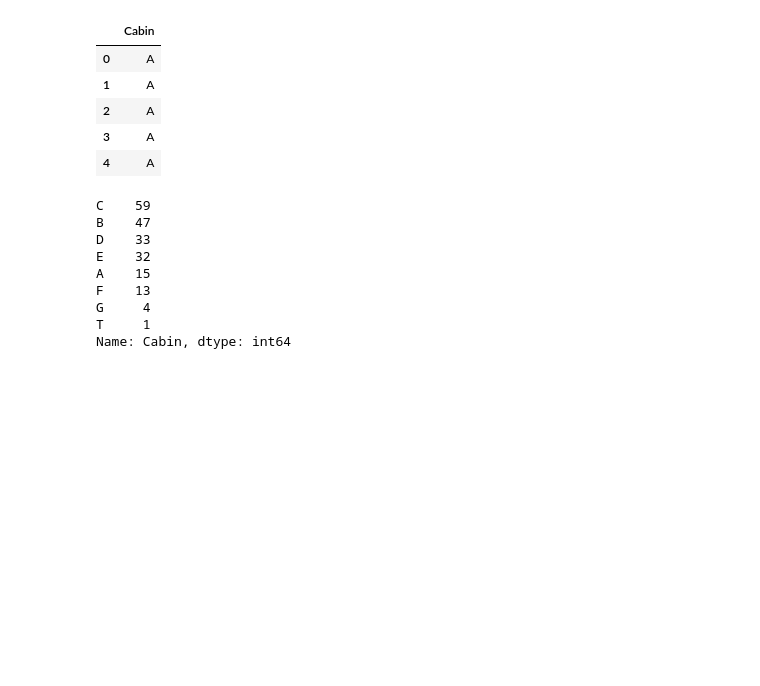
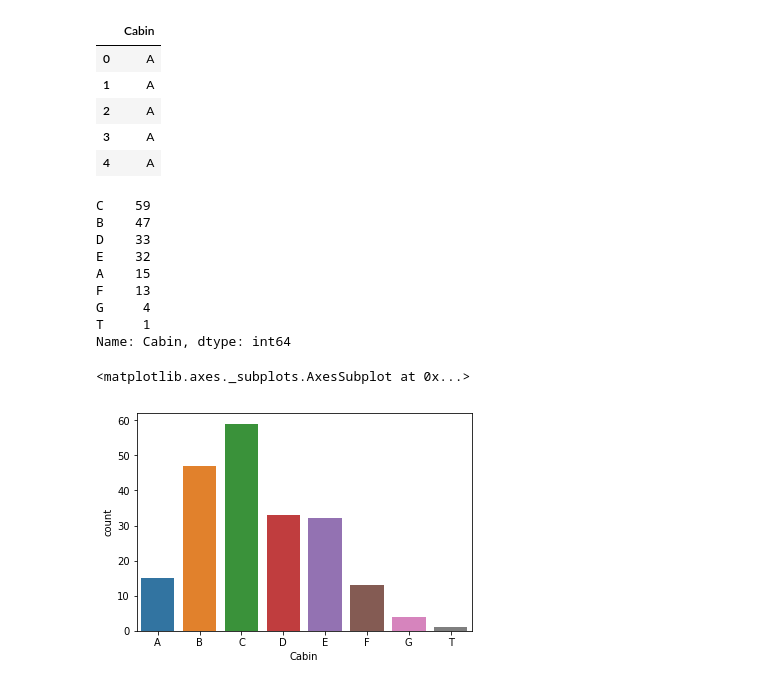
Before and after one commit to hkacmaz/Titanic-Passenger-Survivors, a Jupyter notebook: Titanic Survivors Analysis.ipynb, the cells around one changed output. Saved outputs shown, nothing was run; the diff lists cells and outputs as text; code cells hidden in the pictures; blank space fills up the shorter version.

```diff
--- a/Titanic Survivors Analysis.ipynb
+++ b/Titanic Survivors Analysis.ipynb
@@ -188,3 +188,8 @@ F    13
 G     4
 T     1
 Name: Cabin, dtype: int64
+# %%
+sns.countplot('Cabin',data=cabin_df)
+# %% [output]
+<matplotlib.axes._subplots.AxesSubplot at 0x...>
+[figure, added]
```
Also changed, not shown: parts of 3 cells of this notebook.
